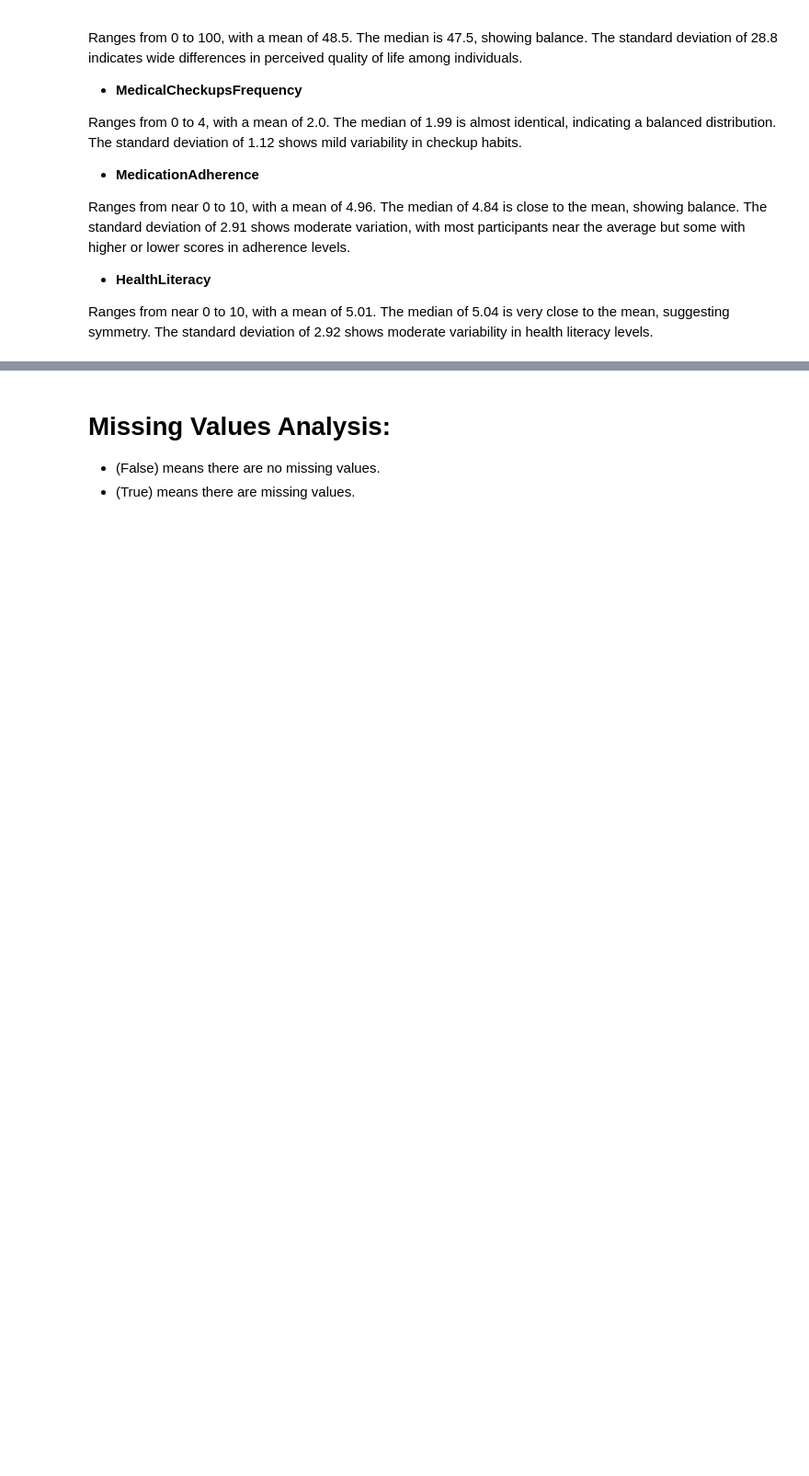
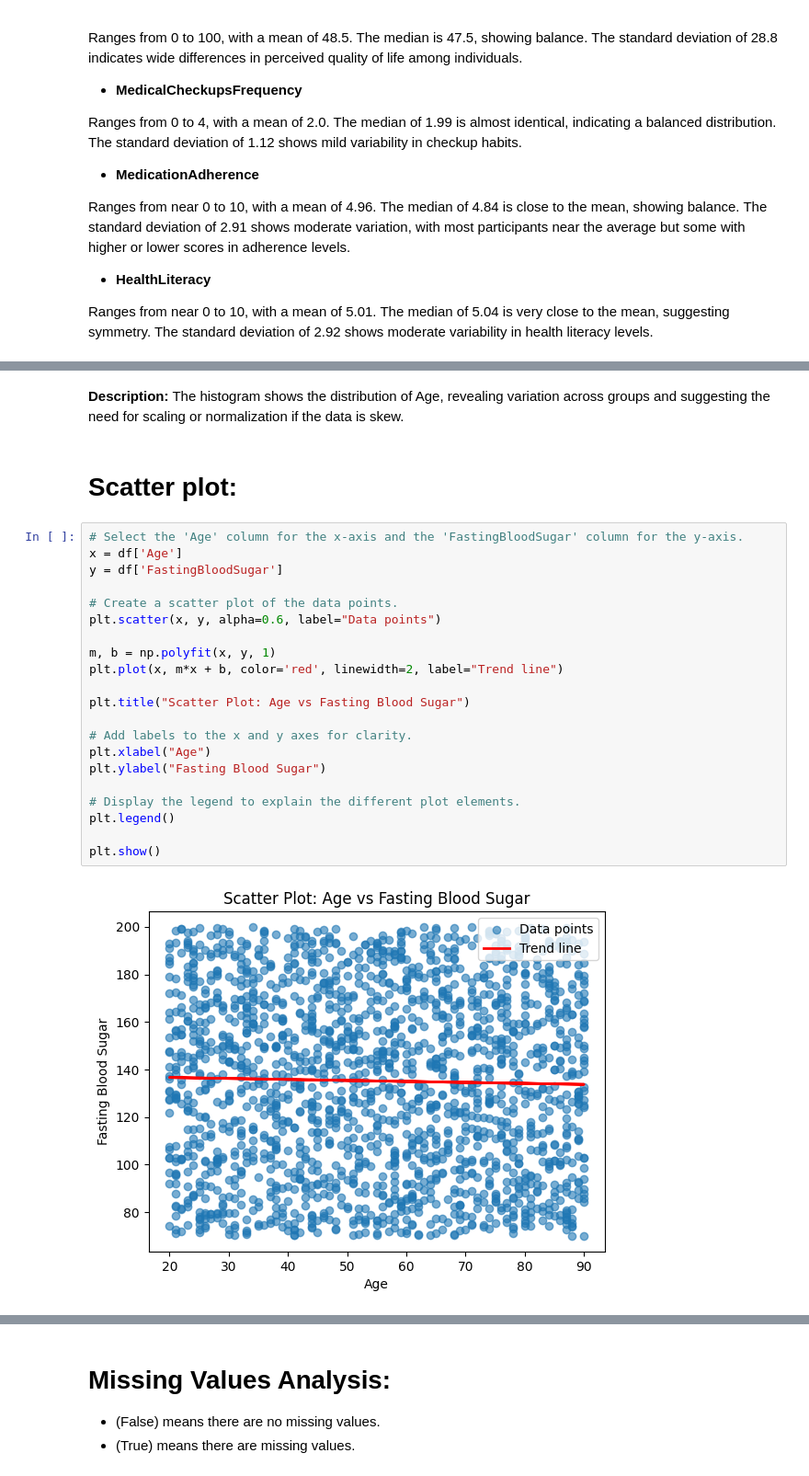
Before and after one commit to alanoudalsanad/Mining-project, a Jupyter notebook: Phase2.ipynb, the cells around one changed output, grey strips where cells are left out. Shown at 92% size. Drawn from its saved outputs; the diff is of its cells as text; blank space fills up the shorter version.

```diff
--- a/Phase2.ipynb
+++ b/Phase2.ipynb
@@ -188,0 +300,27 @@ Ranges from near 0 to 10, with a mean of 5.01. The median of 5.04 is very close
+# %% [markdown]
+**Description:** The histogram shows the distribution of Age, revealing variation across groups and suggesting the need for scaling or normalization if the data is skew.
+# %% [markdown]
+# Scatter plot:
+# %%
+# Select the 'Age' column for the x-axis and the 'FastingBloodSugar' column for the y-axis.
+x = df['Age']
+y = df['FastingBloodSugar']
+
+# Create a scatter plot of the data points.
+plt.scatter(x, y, alpha=0.6, label="Data points")
+
+m, b = np.polyfit(x, y, 1)
+plt.plot(x, m*x + b, color='red', linewidth=2, label="Trend line")
+
+plt.title("Scatter Plot: Age vs Fasting Blood Sugar")
+
+# Add labels to the x and y axes for clarity.
+plt.xlabel("Age")
+plt.ylabel("Fasting Blood Sugar")
+
+# Display the legend to explain the different plot elements.
+plt.legend()
+
+plt.show()
+# %% [output]
+[figure, added]
```
Also changed, not shown: parts of 24 cells of this notebook, 1 other file.
